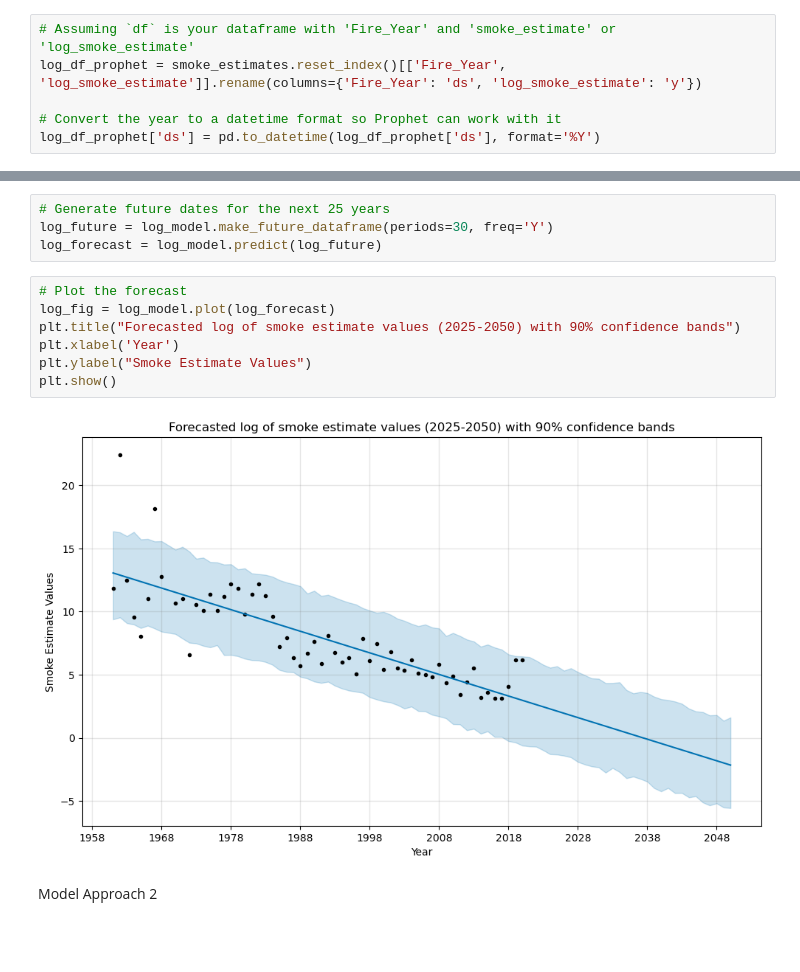
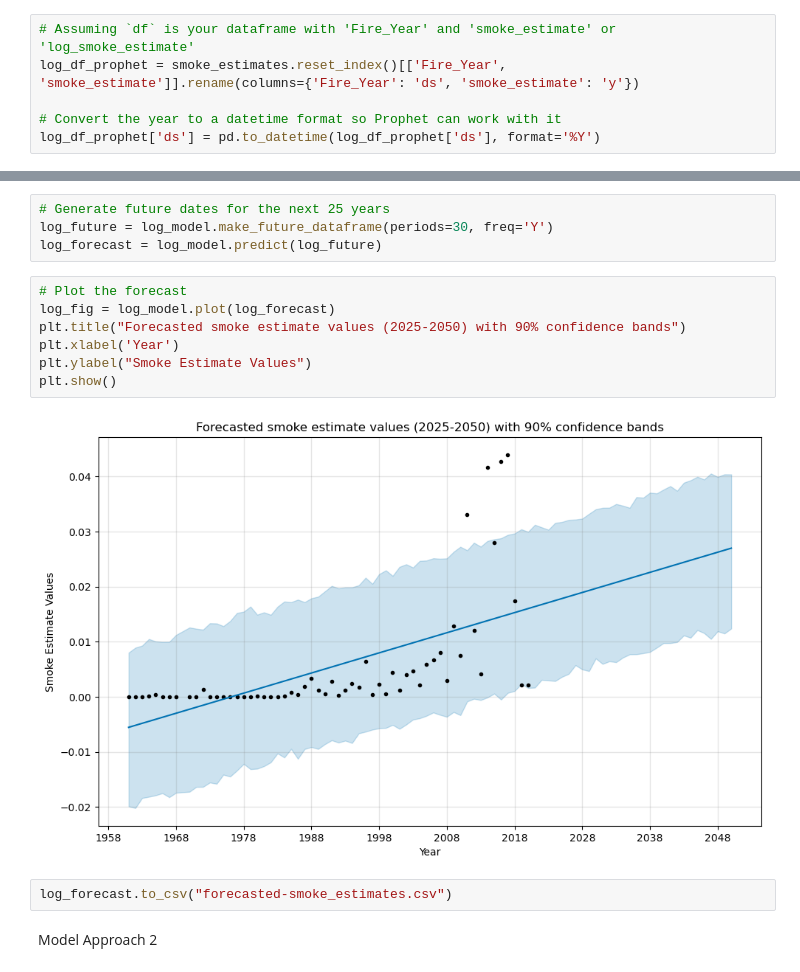
Before and after one commit to manya28/data-512-project, a Jupyter notebook: smoke_estimate_creation.ipynb, the cells around one changed output, grey strips where cells are left out. Cells and saved outputs as stored; diff of their text form; blank space fills up the shorter version.

```diff
--- a/main.ipynb
+++ b/smoke_estimate_creation.ipynb
@@ -402,7 +439,7 @@ Importing plotly failed. Interactive plots will not work.
 Model Approach 1
 # %%
 # Assuming `df` is your dataframe with 'Fire_Year' and 'smoke_estimate' or 'log_smoke_estimate'
-log_df_prophet = smoke_estimates.reset_index()[['Fire_Year', 'log_smoke_estimate']].rename(columns={'Fire_Year': 'ds', 'log_smoke_estimate': 'y'})
+log_df_prophet = smoke_estimates.reset_index()[['Fire_Year', 'smoke_estimate']].rename(columns={'Fire_Year': 'ds', 'smoke_estimate': 'y'})
 
 # Convert the year to a datetime format so Prophet can work with it
 log_df_prophet['ds'] = pd.to_datetime(log_df_prophet['ds'], format='%Y')
@@ -420,12 +457,14 @@ log_forecast = log_model.predict(log_future)
 # %%
 # Plot the forecast
 log_fig = log_model.plot(log_forecast)
-plt.title("Forecasted log of smoke estimate values (2025-2050) with 90% confidence bands")
+plt.title("Forecasted smoke estimate values (2025-2050) with 90% confidence bands")
 plt.xlabel('Year')
 plt.ylabel("Smoke Estimate Values")
 plt.show()
 # %% [output]
-[figure, old version]
+[figure, new version]
+# %%
+log_forecast.to_csv("forecasted-smoke_estimates.csv")
 # %% [markdown]
 Model Approach 2
 # %%
```
Also changed, not shown: parts of 8 cells of this notebook, 9 other files.
